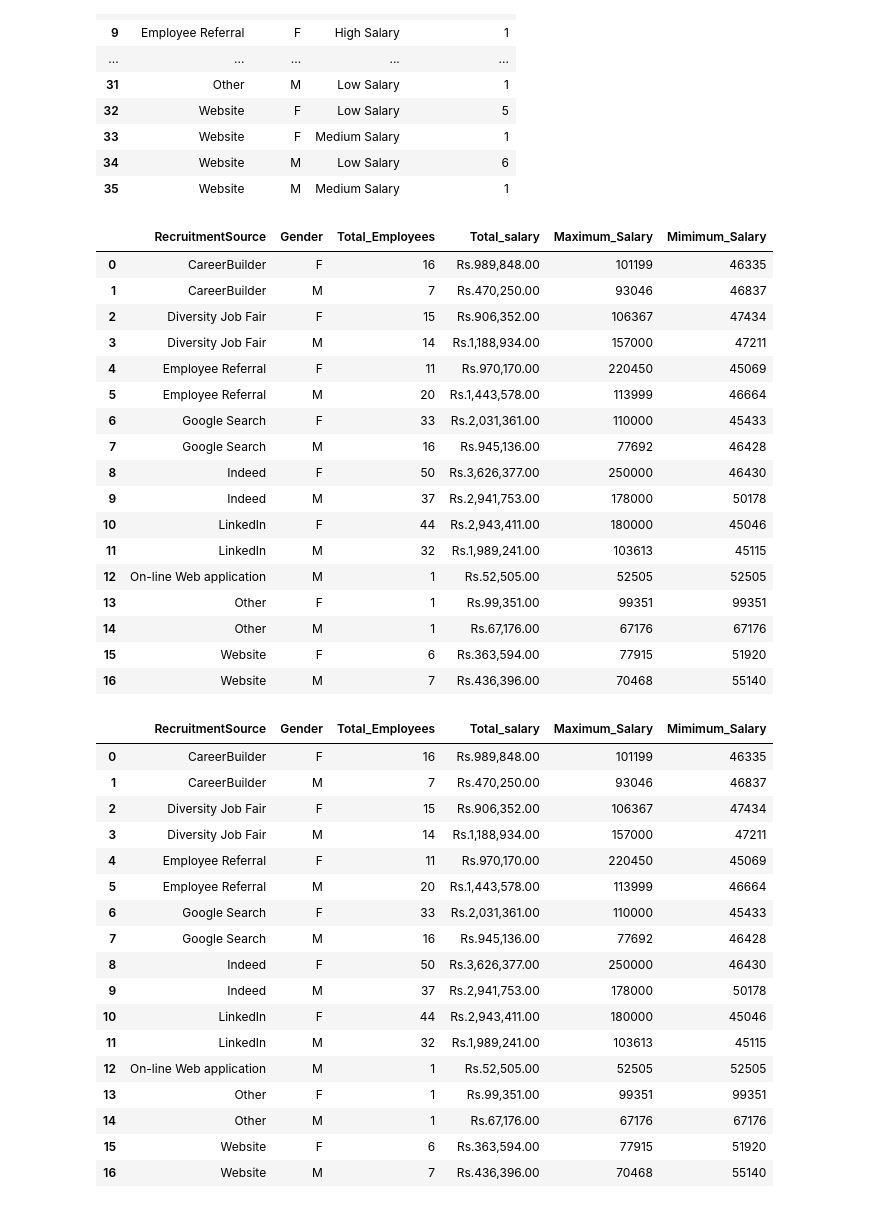
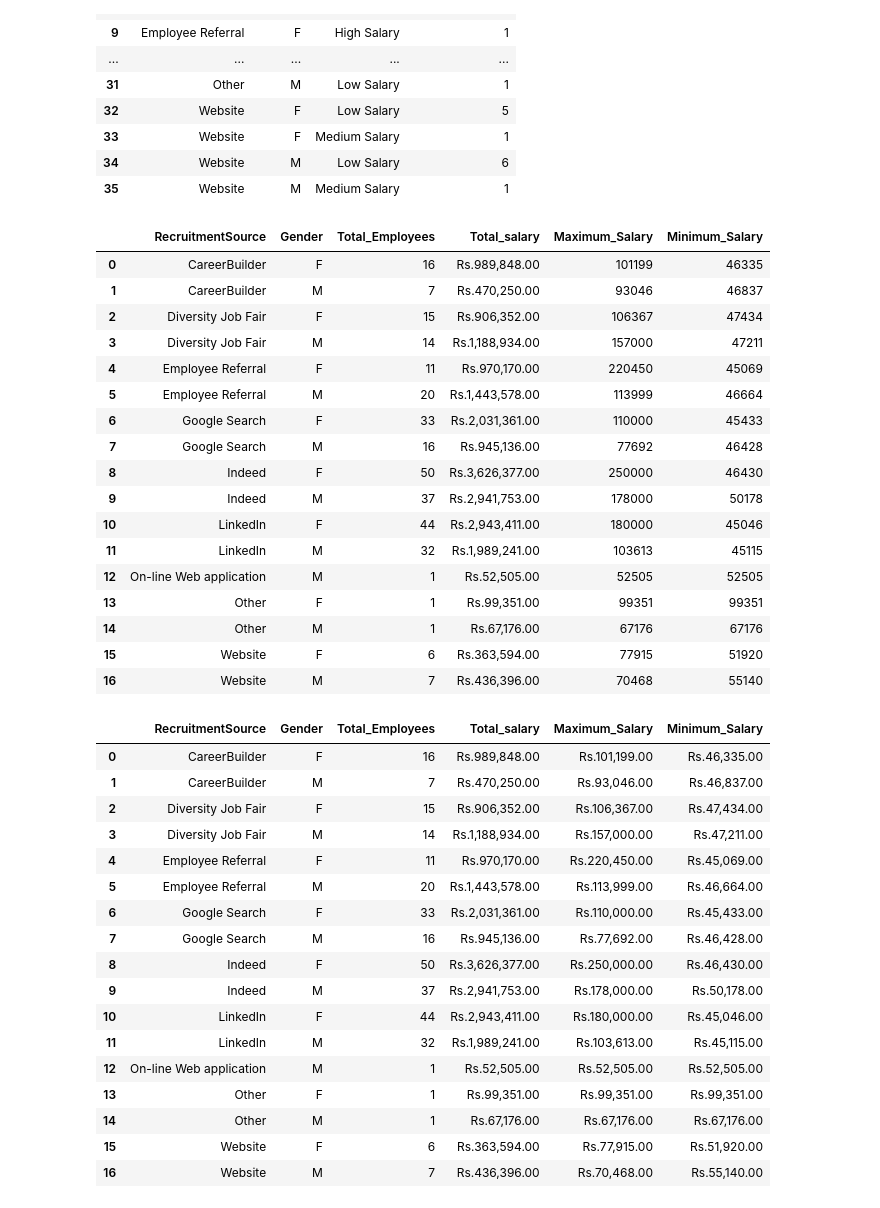
Before and after one commit to Priyankashrestha16/python-3, a Jupyter notebook: Analysis.ipynb, the cells around one changed output. Cells and saved outputs as stored; diff of their text form; code cells hidden in the pictures.

```diff
--- a/Analysis.ipynb
+++ b/Analysis.ipynb
@@ -174,14 +176,14 @@ hire_emp_salary=df.groupby(['RecruitmentSource','Gender']).agg(
     Total_Employees= ('EmpID','count'),
     Total_salary=('Salary','sum'),
     Maximum_Salary=('Salary','max'),
-    Mimimum_Salary=('Salary','min')
+    Minimum_Salary=('Salary','min')
 ).reset_index()
 
 
 hire_emp_salary['Total_salary']= hire_emp_salary['Total_salary'].map('Rs.{:,.2f}'.format)
 hire_emp_salary
 # %% [output]
-|  | RecruitmentSource | Gender | Total_Employees | Total_salary | Maximum_Salary | Mimimum_Salary |
+|  | RecruitmentSource | Gender | Total_Employees | Total_salary | Maximum_Salary | Minimum_Salary |
 | 0 | CareerBuilder | F | 16 | Rs.989,848.00 | 101199 | 46335 |
 | 1 | CareerBuilder | M | 7 | Rs.470,250.00 | 93046 | 46837 |
 | 2 | Diversity Job Fair | F | 15 | Rs.906,352.00 | 106367 | 47434 |
@@ -206,32 +208,32 @@ def addCurrency(dataframe, prefix, *args):
 # %%
 hire_emp_salary=df.groupby(['RecruitmentSource','Gender']).agg(
     Total_Employees= ('EmpID','count'),
     Total_salary=('Salary','sum'),
     Maximum_Salary=('Salary','max'),
-    Mimimum_Salary=('Salary','min')
+    Minimum_Salary=('Salary','min')
 ).reset_index()
 
 
 addCurrency(hire_emp_salary,'Rs.','Total_salary')
 addCurrency(hire_emp_salary,'Rs.','Maximum_Salary')
-addCurrency(hire_emp_salary,'Rs.','Minimum_alary')
+addCurrency(hire_emp_salary,'Rs.','Minimum_Salary')
 hire_emp_salary
 # %% [output]
-|  | RecruitmentSource | Gender | Total_Employees | Total_salary | Maximum_Salary | Mimimum_Salary |
-| 0 | CareerBuilder | F | 16 | Rs.989,848.00 | 101199 | 46335 |
-| 1 | CareerBuilder | M | 7 | Rs.470,250.00 | 93046 | 46837 |
-| 2 | Diversity Job Fair | F | 15 | Rs.906,352.00 | 106367 | 47434 |
-| 3 | Diversity Job Fair | M | 14 | Rs.1,188,934.00 | 157000 | 47211 |
-| 4 | Employee Referral | F | 11 | Rs.970,170.00 | 220450 | 45069 |
-| 5 | Employee Referral | M | 20 | Rs.1,443,578.00 | 113999 | 46664 |
-| 6 | Google Search | F | 33 | Rs.2,031,361.00 | 110000 | 45433 |
-| 7 | Google Search | M | 16 | Rs.945,136.00 | 77692 | 46428 |
-| 8 | Indeed | F | 50 | Rs.3,626,377.00 | 250000 | 46430 |
-| 9 | Indeed | M | 37 | Rs.2,941,753.00 | 178000 | 50178 |
-| 10 | LinkedIn | F | 44 | Rs.2,943,411.00 | 180000 | 45046 |
-| 11 | LinkedIn | M | 32 | Rs.1,989,241.00 | 103613 | 45115 |
-| 12 | On-line Web application | M | 1 | Rs.52,505.00 | 52505 | 52505 |
-| 13 | Other | F | 1 | Rs.99,351.00 | 99351 | 99351 |
-| 14 | Other | M | 1 | Rs.67,176.00 | 67176 | 67176 |
-| 15 | Website | F | 6 | Rs.363,594.00 | 77915 | 51920 |
-| 16 | Website | M | 7 | Rs.436,396.00 | 70468 | 55140 |
+|  | RecruitmentSource | Gender | Total_Employees | Total_salary | Maximum_Salary | Minimum_Salary |
+| 0 | CareerBuilder | F | 16 | Rs.989,848.00 | Rs.101,199.00 | Rs.46,335.00 |
+| 1 | CareerBuilder | M | 7 | Rs.470,250.00 | Rs.93,046.00 | Rs.46,837.00 |
+| 2 | Diversity Job Fair | F | 15 | Rs.906,352.00 | Rs.106,367.00 | Rs.47,434.00 |
+| 3 | Diversity Job Fair | M | 14 | Rs.1,188,934.00 | Rs.157,000.00 | Rs.47,211.00 |
+| 4 | Employee Referral | F | 11 | Rs.970,170.00 | Rs.220,450.00 | Rs.45,069.00 |
+| 5 | Employee Referral | M | 20 | Rs.1,443,578.00 | Rs.113,999.00 | Rs.46,664.00 |
+| 6 | Google Search | F | 33 | Rs.2,031,361.00 | Rs.110,000.00 | Rs.45,433.00 |
+| 7 | Google Search | M | 16 | Rs.945,136.00 | Rs.77,692.00 | Rs.46,428.00 |
+| 8 | Indeed | F | 50 | Rs.3,626,377.00 | Rs.250,000.00 | Rs.46,430.00 |
+| 9 | Indeed | M | 37 | Rs.2,941,753.00 | Rs.178,000.00 | Rs.50,178.00 |
+| 10 | LinkedIn | F | 44 | Rs.2,943,411.00 | Rs.180,000.00 | Rs.45,046.00 |
+| 11 | LinkedIn | M | 32 | Rs.1,989,241.00 | Rs.103,613.00 | Rs.45,115.00 |
+| 12 | On-line Web application | M | 1 | Rs.52,505.00 | Rs.52,505.00 | Rs.52,505.00 |
+| 13 | Other | F | 1 | Rs.99,351.00 | Rs.99,351.00 | Rs.99,351.00 |
+| 14 | Other | M | 1 | Rs.67,176.00 | Rs.67,176.00 | Rs.67,176.00 |
+| 15 | Website | F | 6 | Rs.363,594.00 | Rs.77,915.00 | Rs.51,920.00 |
+| 16 | Website | M | 7 | Rs.436,396.00 | Rs.70,468.00 | Rs.55,140.00 |
```
Also changed, not shown: parts of 15 cells of this notebook, 20 other files.
